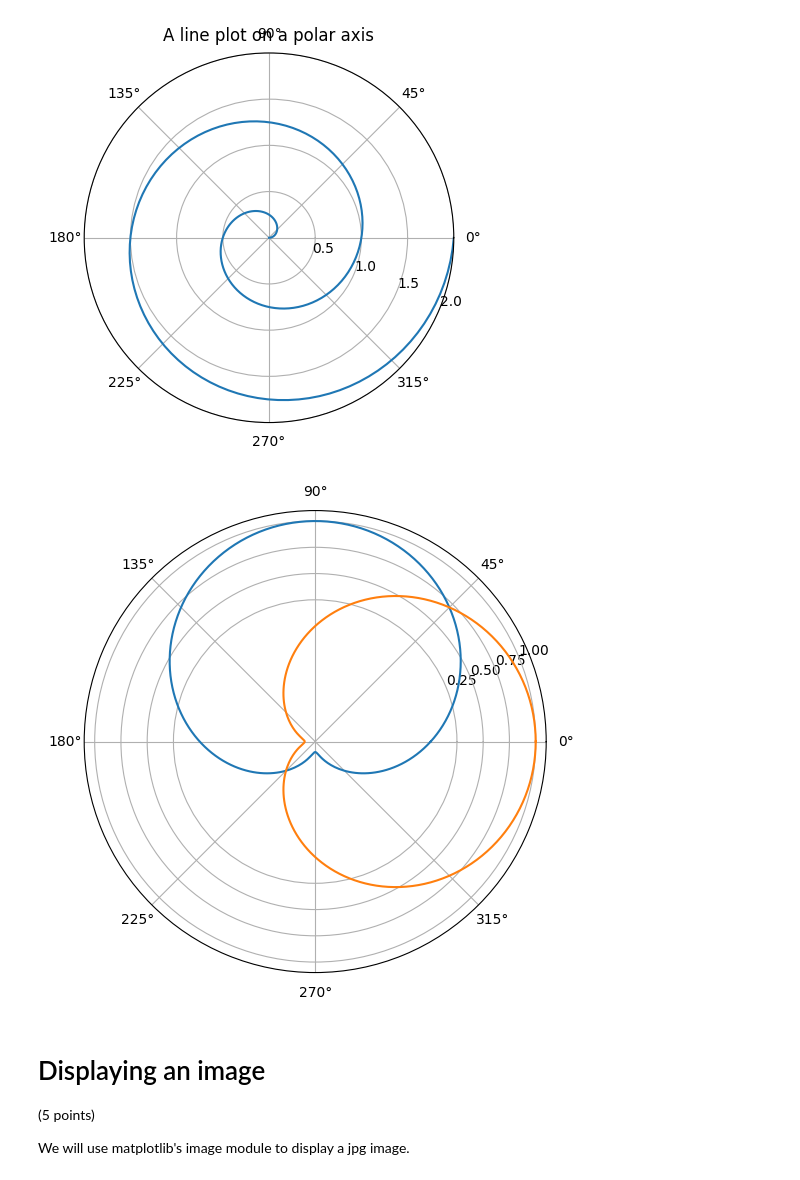
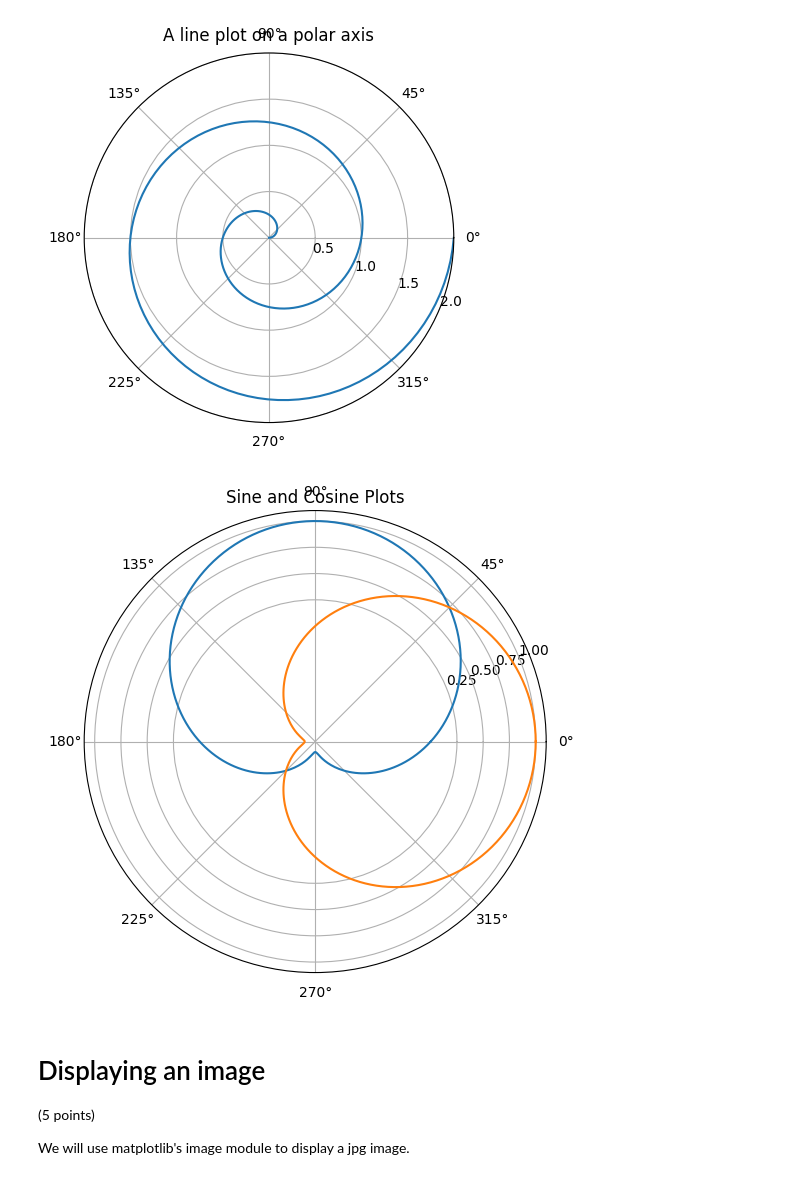
Before and after one commit to cdabi/computational_physics, a Jupyter notebook: Chirag_Dabichan_Lab02_plotting_visualization.ipynb, the cells around one changed output. Drawn from its saved outputs; the diff is of its cells as text; code cells hidden in the pictures.

```diff
--- a/Chirag_Dabichan_Lab02_plotting_visualization.ipynb
+++ b/Chirag_Dabichan_Lab02_plotting_visualization.ipynb
@@ -195,24 +199,24 @@ plt.show()
 # %%
 # make another polar plot showing sine and cosine of theta
 # let theta range from zero to 2 pi, with 200 steps
 
 theta = np.linspace(0,2*np.pi,200)
 r = np.sin(theta)
 
 fig, ax = plt.subplots(subplot_kw={'projection': 'polar'},figsize=(6,6))
 
 ax.plot(theta, r)
 
 # enter code to plot cos(theta)
 ax.plot(theta, np.cos(theta))
 theta = np.linspace(0,2*np.pi,200)
 r = np.cos(theta)
-
+plt.title("Sine and Cosine Plots")
 
 ax.set_rticks([0.25, .5, .75,1])  # Less radial ticks
 ax.grid(True)
 # %% [output]
-[figure, old version]
+[figure, new version]
 # %% [markdown]
 # Displaying an image
 
```
Also changed, not shown: parts of 5 cells of this notebook.
